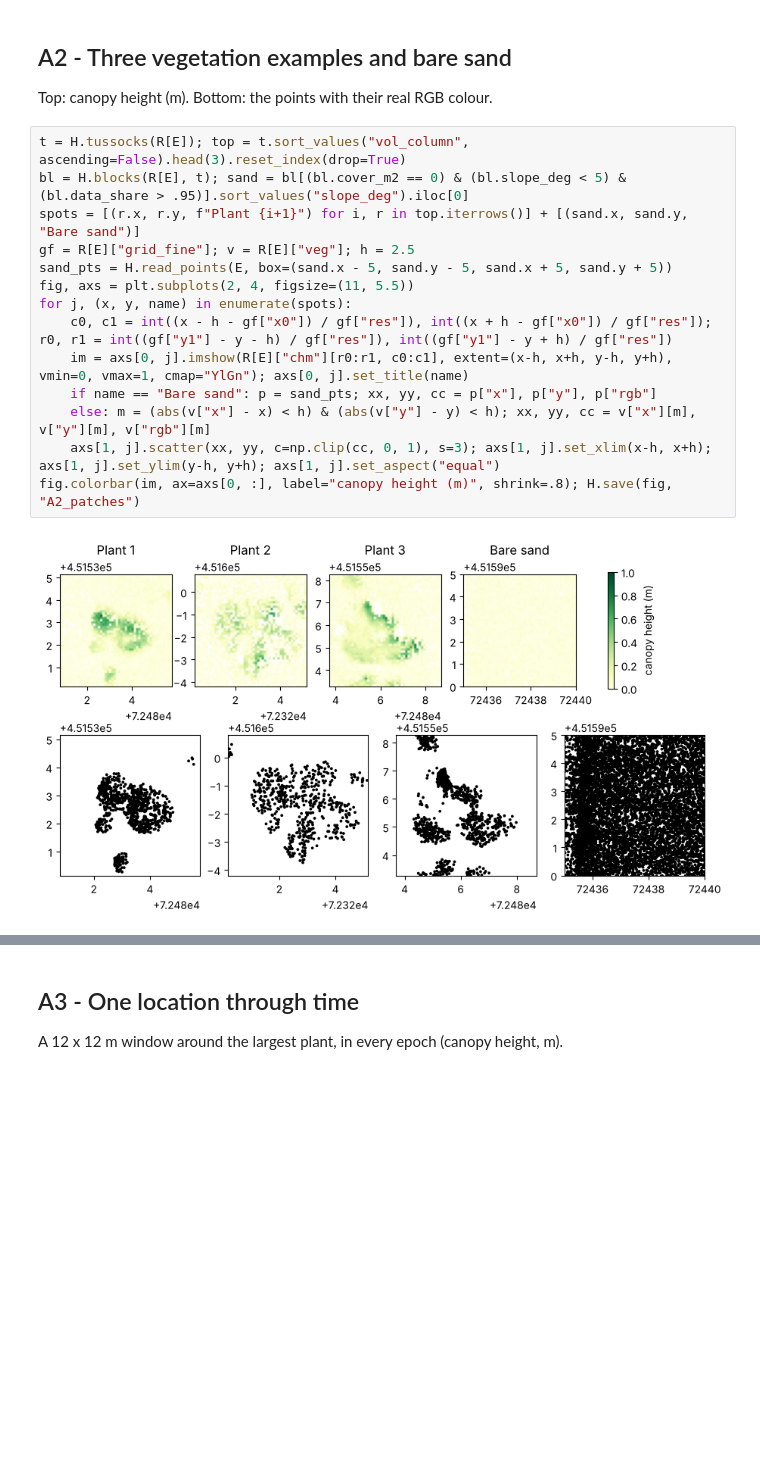
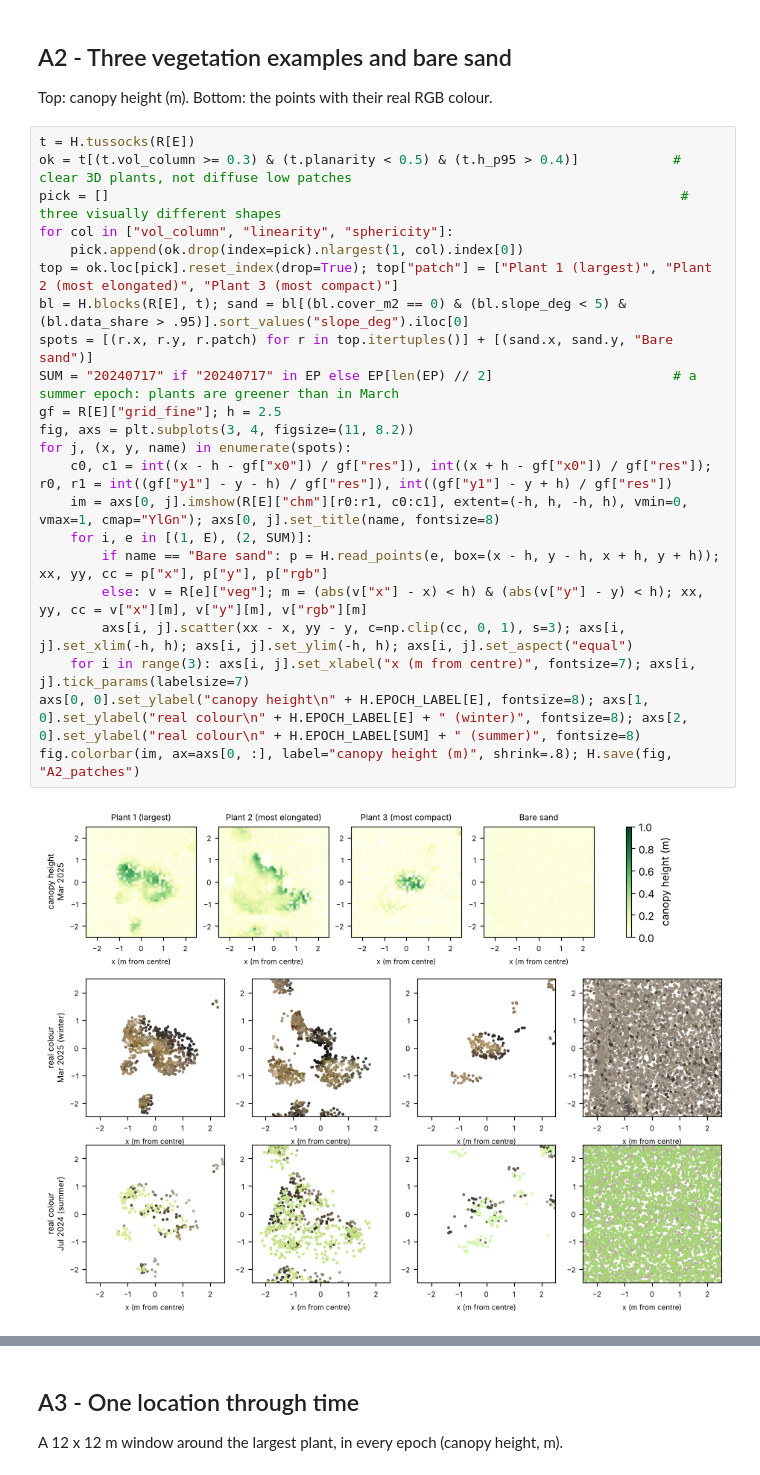
Before and after one commit to evpalli/zandmotor-biomass-pointclouds, a Jupyter notebook: notebooks/A_explore_vegetation.ipynb, the cells around one changed output, grey strips where cells are left out. Cells and saved outputs as stored; diff of their text form; blank space fills up the shorter version.

```diff
--- a/notebooks/A_explore_vegetation.ipynb
+++ b/notebooks/A_explore_vegetation.ipynb
@@ -66,18 +82,26 @@ H.table(pd.DataFrame(rows), "A1_density_experiment")
 ## A2 - Three vegetation examples and bare sand
 Top: canopy height (m). Bottom: the points with their real RGB colour.
 # %%
-t = H.tussocks(R[E]); top = t.sort_values("vol_column", ascending=False).head(3).reset_index(drop=True)
+t = H.tussocks(R[E])
+ok = t[(t.vol_column >= 0.3) & (t.planarity < 0.5) & (t.h_p95 > 0.4)]            # clear 3D plants, not diffuse low patches
+pick = []                                                                         # three visually different shapes
+for col in ["vol_column", "linearity", "sphericity"]:
+    pick.append(ok.drop(index=pick).nlargest(1, col).index[0])
+top = ok.loc[pick].reset_index(drop=True); top["patch"] = ["Plant 1 (largest)", "Plant 2 (most elongated)", "Plant 3 (most compact)"]
 bl = H.blocks(R[E], t); sand = bl[(bl.cover_m2 == 0) & (bl.slope_deg < 5) & (bl.data_share > .95)].sort_values("slope_deg").iloc[0]
-spots = [(r.x, r.y, f"Plant {i+1}") for i, r in top.iterrows()] + [(sand.x, sand.y, "Bare sand")]
-gf = R[E]["grid_fine"]; v = R[E]["veg"]; h = 2.5
-sand_pts = H.read_points(E, box=(sand.x - 5, sand.y - 5, sand.x + 5, sand.y + 5))
-fig, axs = plt.subplots(2, 4, figsize=(11, 5.5))
+spots = [(r.x, r.y, r.patch) for r in top.itertuples()] + [(sand.x, sand.y, "Bare sand")]
+SUM = "20240717" if "20240717" in EP else EP[len(EP) // 2]                       # a summer epoch: plants are greener than in March
+gf = R[E]["grid_fine"]; h = 2.5
+fig, axs = plt.subplots(3, 4, figsize=(11, 8.2))
 for j, (x, y, name) in enumerate(spots):
     c0, c1 = int((x - h - gf["x0"]) / gf["res"]), int((x + h - gf["x0"]) / gf["res"]); r0, r1 = int((gf["y1"] - y - h) / gf["res"]), int((gf["y1"] - y + h) / gf["res"])
-    im = axs[0, j].imshow(R[E]["chm"][r0:r1, c0:c1], extent=(x-h, x+h, y-h, y+h), vmin=0, vmax=1, cmap="YlGn"); axs[0, j].set_title(name)
-    if name == "Bare sand": p = sand_pts; xx, yy, cc = p["x"], p["y"], p["rgb"]
-    else: m = (abs(v["x"] - x) < h) & (abs(v["y"] - y) < h); xx, yy, cc = v["x"][m], v["y"][m], v["rgb"][m]
-    axs[1, j].scatter(xx, yy, c=np.clip(cc, 0, 1), s=3); axs[1, j].set_xlim(x-h, x+h); axs[1, j].set_ylim(y-h, y+h); axs[1, j].set_aspect("equal")
+    im = axs[0, j].imshow(R[E]["chm"][r0:r1, c0:c1], extent=(-h, h, -h, h), vmin=0, vmax=1, cmap="YlGn"); axs[0, j].set_title(name, fontsize=8)
+    for i, e in [(1, E), (2, SUM)]:
+        if name == "Bare sand": p = H.read_points(e, box=(x - h, y - h, x + h, y + h)); xx, yy, cc = p["x"], p["y"], p["rgb"]
+        else: v = R[e]["veg"]; m = (abs(v["x"] - x) < h) & (abs(v["y"] - y) < h); xx, yy, cc = v["x"][m], v["y"][m], v["rgb"][m]
+        axs[i, j].scatter(xx - x, yy - y, c=np.clip(cc, 0, 1), s=3); axs[i, j].set_xlim(-h, h); axs[i, j].set_ylim(-h, h); axs[i, j].set_aspect("equal")
+    for i in range(3): axs[i, j].set_xlabel("x (m from centre)", fontsize=7); axs[i, j].tick_params(labelsize=7)
+axs[0, 0].set_ylabel("canopy height\n" + H.EPOCH_LABEL[E], fontsize=8); axs[1, 0].set_ylabel("real colour\n" + H.EPOCH_LABEL[E] + " (winter)", fontsize=8); axs[2, 0].set_ylabel("real colour\n" + H.EPOCH_LABEL[SUM] + " (summer)", fontsize=8)
 fig.colorbar(im, ax=axs[0, :], label="canopy height (m)", shrink=.8); H.save(fig, "A2_patches")
 # %% [output]
-[figure, old version]
+[figure, new version]
```
Also changed, not shown: parts of 11 cells of this notebook, 13 other files.
